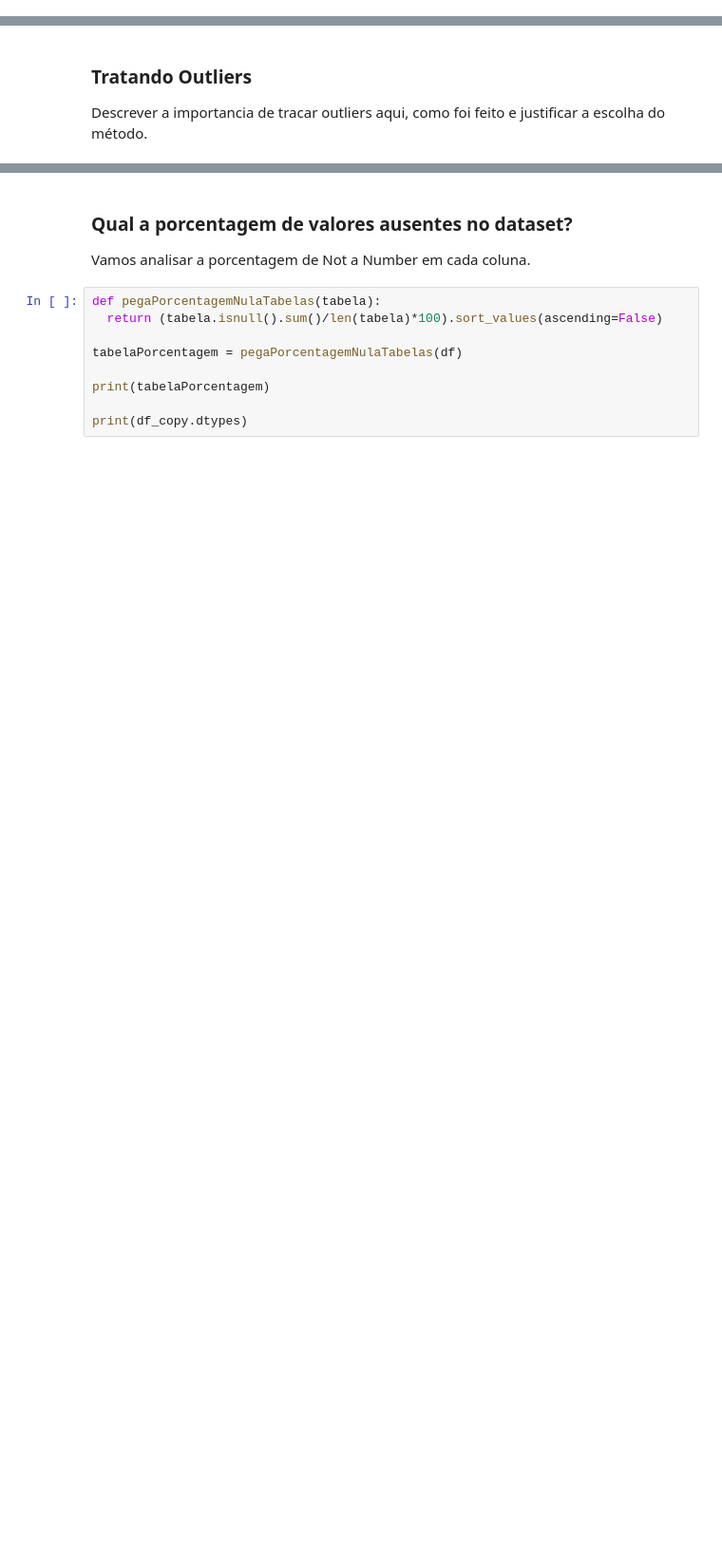
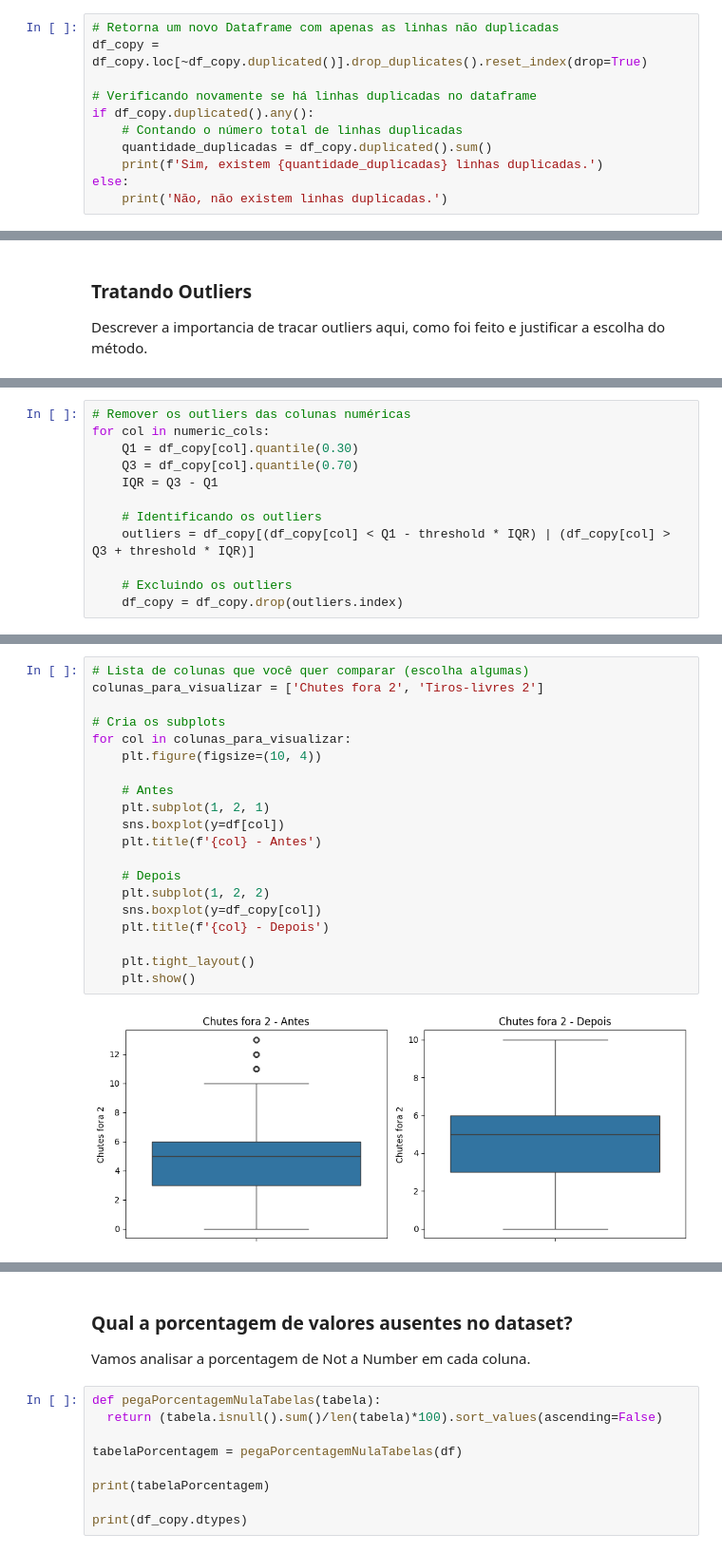
Before and after one commit to UFRJ-Analytica/PS-2025.1, a Jupyter notebook: analise_exploratorio.ipynb, the cells around one changed output, grey strips where cells are left out. Shown at 95% size. Saved outputs shown, nothing was run; the diff lists cells and outputs as text; blank space fills up the shorter version.

Commit message:
Estudando a influência das linhas duplicadas e outliers na simetria das variáveis

```diff
--- a/analise_exploratorio.ipynb
+++ b/analise_exploratorio.ipynb
@@ -129,0 +155,11 @@ Descrever o método usado aqui ...
+# %%
+# Retorna um novo Dataframe com apenas as linhas não duplicadas
+df_copy = df_copy.loc[~df_copy.duplicated()].drop_duplicates().reset_index(drop=True)
+
+# Verificando novamente se há linhas duplicadas no dataframe
+if df_copy.duplicated().any():
+    # Contando o número total de linhas duplicadas
+    quantidade_duplicadas = df_copy.duplicated().sum()
+    print(f'Sim, existem {quantidade_duplicadas} linhas duplicadas.')
+else:
+    print('Não, não existem linhas duplicadas.')
@@ -136,0 +284,12 @@ Descrever a importancia de tracar outliers aqui, como foi feito e justificar a e
+# %%
+# Remover os outliers das colunas numéricas
+for col in numeric_cols:
+    Q1 = df_copy[col].quantile(0.30)
+    Q3 = df_copy[col].quantile(0.70)
+    IQR = Q3 - Q1
+
+    # Identificando os outliers
+    outliers = df_copy[(df_copy[col] < Q1 - threshold * IQR) | (df_copy[col] > Q3 + threshold * IQR)]
+
+    # Excluindo os outliers
+    df_copy = df_copy.drop(outliers.index)
@@ -136,0 +331,22 @@ Descrever a importancia de tracar outliers aqui, como foi feito e justificar a e
+# %%
+# Lista de colunas que você quer comparar (escolha algumas)
+colunas_para_visualizar = ['Chutes fora 2', 'Tiros-livres 2']
+
+# Cria os subplots
+for col in colunas_para_visualizar:
+    plt.figure(figsize=(10, 4))
+
+    # Antes
+    plt.subplot(1, 2, 1)
+    sns.boxplot(y=df[col])
+    plt.title(f'{col} - Antes')
+
+    # Depois
+    plt.subplot(1, 2, 2)
+    sns.boxplot(y=df_copy[col])
+    plt.title(f'{col} - Depois')
+
+    plt.tight_layout()
+    plt.show()
+# %% [output]
+[figure, added]
```
Also changed, not shown: parts of 20 cells of this notebook.
